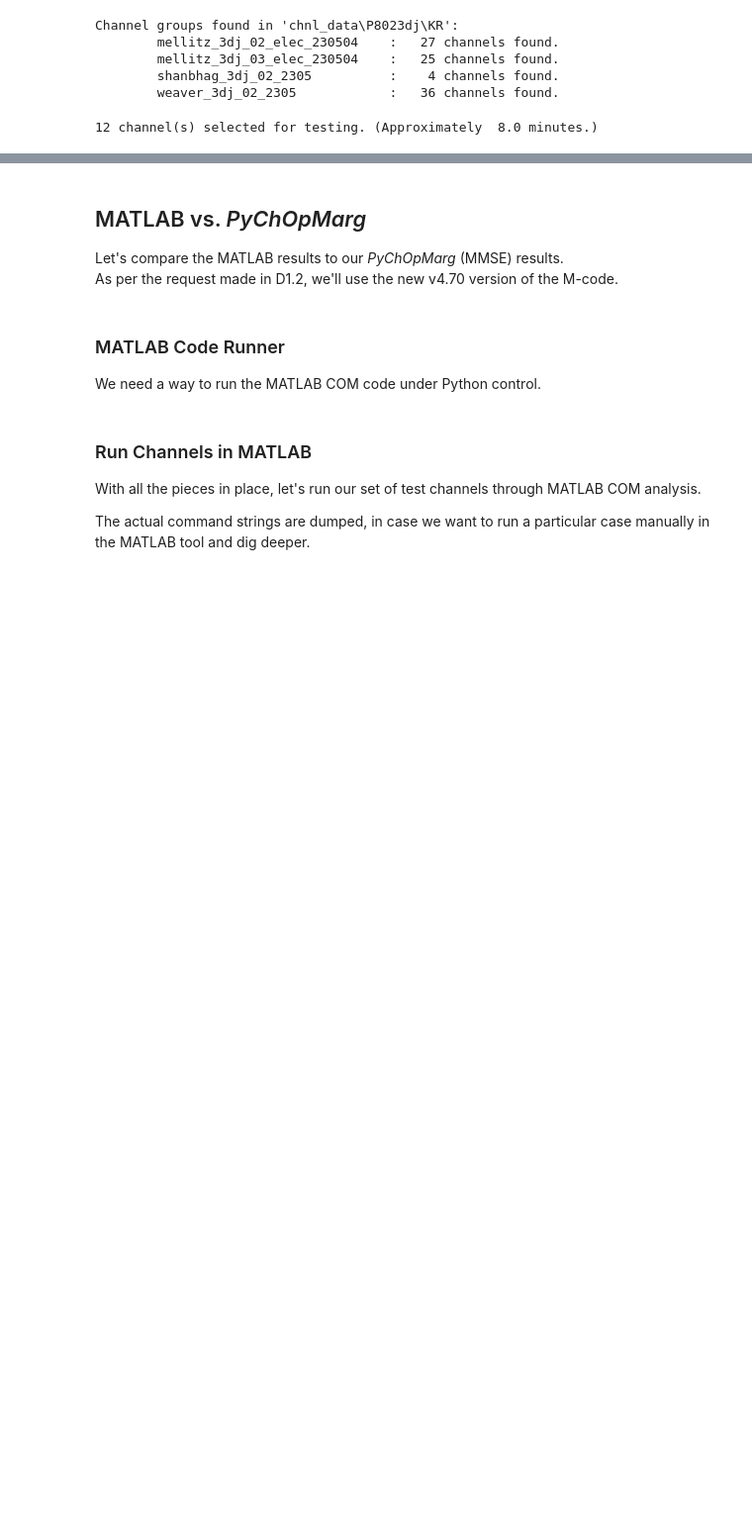
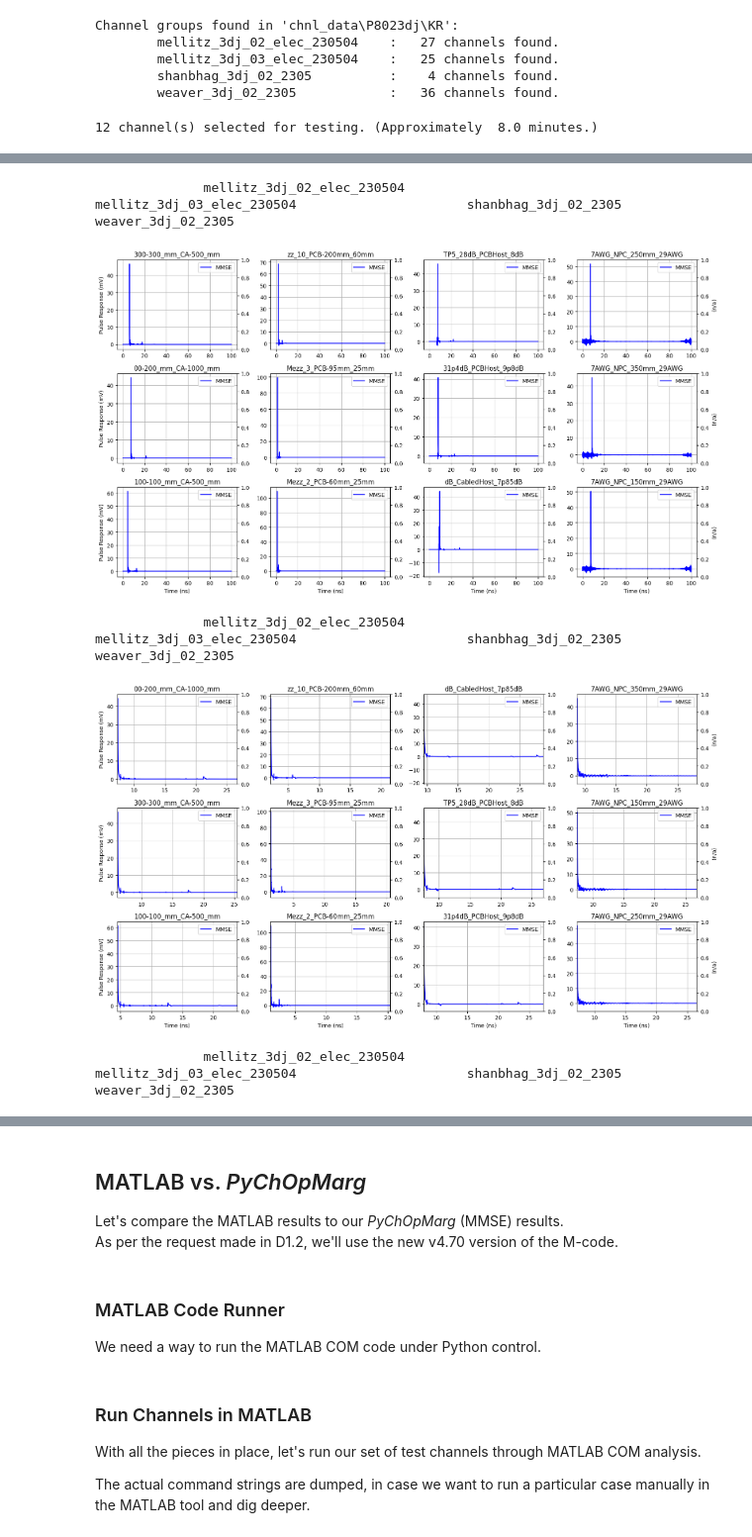
Before and after one commit to capn-freako/PyChOpMarg, a Jupyter notebook: PyChOpMarg_8023dj.ipynb, the cells around one changed output, grey strips where cells are left out. Shown at 99% size. Drawn from its saved outputs; the diff is of its cells as text; code cells hidden in the pictures; blank space fills up the shorter version.

```diff
--- a/PyChOpMarg_8023dj.ipynb
+++ b/PyChOpMarg_8023dj.ipynb
@@ -1004,0 +912,17 @@ for grp in theCOMs.keys():
+# %%
+for zoom in [ZoomMode.FULL, ZoomMode.ISI, ZoomMode.PULSE]:
+    plot_group_samps(
+        plot_pulse_resps_gen(zoom, noeq=True),
+        "Time (ns)",
+        ("Pulse Response (mV)", "(n/a)"),
+        [("MMSE", {"color": "blue"}, theCOMs),
+        ],
+        dx=4,
+        dy=3
+    )
+# %% [output]
+              mellitz_3dj_02_elec_230504                   mellitz_3dj_03_elec_230504                      shanbhag_3dj_02_2305                          weaver_3dj_02_2305
+[figure, added]
+              mellitz_3dj_02_elec_230504                   mellitz_3dj_03_elec_230504                      shanbhag_3dj_02_2305                          weaver_3dj_02_2305
+[figure, added]
+              mellitz_3dj_02_elec_230504                   mellitz_3dj_03_elec_230504                      shanbhag_3dj_02_2305                          weaver_3dj_02_2305
```
Also changed, not shown: parts of 86 cells of this notebook, 14 other files.
